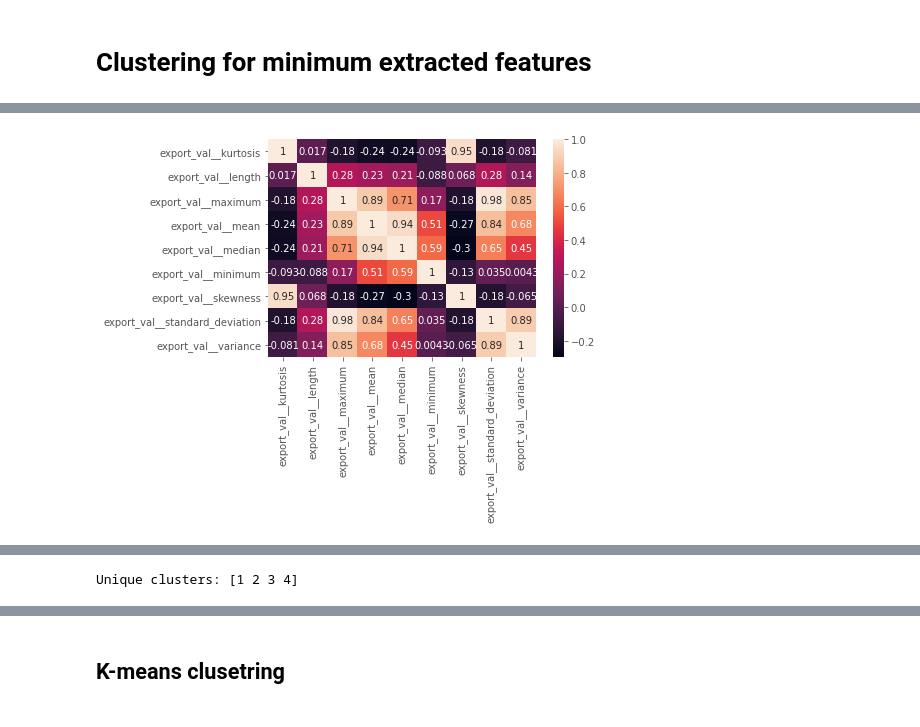
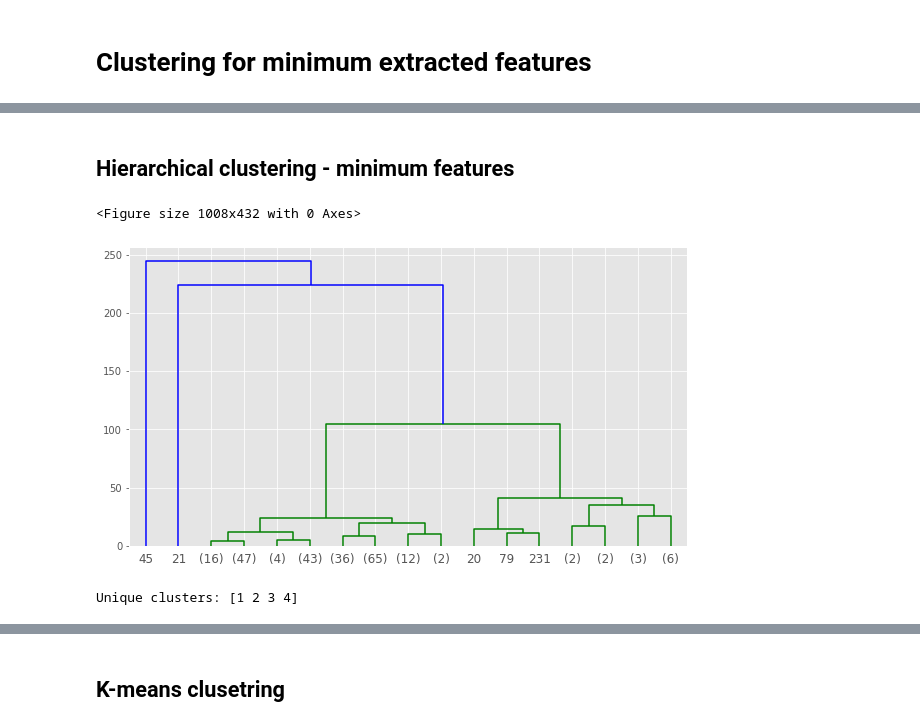
Before and after one commit to GarethWilhelm/TS-Feature-Clustering, a Jupyter notebook: notebooks/data_prep.ipynb, the cells around one changed output, grey strips where cells are left out. Saved outputs shown, nothing was run; the diff lists cells and outputs as text; code cells hidden in the pictures.

```diff
--- a/notebooks/data_prep.ipynb
+++ b/notebooks/data_prep.ipynb
@@ -256,9 +260,10 @@ List of csv files contentated into one dataframe
 # %%
 random.seed(20)
-random_country = sample(list(agg_country.columns), 5)
-agg_south_africa = pd.pivot_table(trade_dframe[trade_dframe.country==random_country], index='year', columns='product_name', values='export_val', aggfunc=np.mean)
+c = str(sample(list(trade_dframe['country'].unique()), 1)[0])
+agg_south_africa = pd.pivot_table(trade_dframe[trade_dframe.country=='South Africa'], index='year', columns='product_name', values='export_val', aggfunc=np.mean)
 agg_south_africa.fillna(0,inplace=True)
 underscore_header_names(agg_south_africa)
-agg_south_africa.plot(subplots=True,figsize=(10, 12),title="Exports for South Africa in trade basket",sharey=False)
+agg_south_africa.plot(subplots=True,figsize=(10, 12),title=f"Exports for {c} in trade basket",sharey=False)
+plt.savefig(f"{PATH}/images/raw_south_africa")
 plt.show()
 # %% [output]
@@ -479,11 +486,11 @@ remove_null_values(yarn_fiber)
 
 clf = AgglomerativeClustering(n_clusters=None, distance_threshold = 0).fit(yarn_fiber.T.values)
 
-plt.figure(figsize = (14,6))
-plt.title('Hierarchical Clustering Dendrogram')
 # plot the top five levels of the dendrogram
-
-linkage_matrix = plot_dendrogram(clf, p=5, color_threshold = 110,truncate_mode='level')
+plt.figure(figsize = (10,5.5))
+plt.title=('Raw data hierarchical Clustering Dendrogram')
+linkage_matrix = plot_dendrogram(clf, "raw_data",p=5, color_threshold = 110,truncate_mode='level')
+plt.savefig("raw_data_hierarchical")
 plt.show()
 # extract clusters from dendogram
 clusters = fcluster(linkage_matrix, 100, criterion='distance')
@@ -505,8 +512,8 @@ for c in clusters:
   else:
     n = range(n_samples)
   cluster = yarn_fiber_clustered.loc[c].T
-  plt.plot(cluster.iloc[:, n])
-  plt.title(f"cluster {c}")
+  cluster.iloc[:, n].plot(subplots=False,figsize = (10,5.5),title=f"cluster_{c}")
   plt.legend(countries)
+  plt.savefig(f"{PATH}/images/raw_data_cluster{c}")
   plt.show()
 # %% [output]
@@ -660,70 +705,43 @@ def extract_product_features(df,fc_parameter,destination):
+# %% [markdown]
+## Hierarchical clustering - minimum features
 # %%
-path_to_min_features = f'{PATH}/min_feats_ts'
-path_to_parameter_eff_features = f'{PATH}/efficient_parameters'
-path_to_parameter_comp_features = f'{PATH}/comprehensive_parameters'
-min_feats = os.listdir(path_to_min_features)
-yarn_fiber_min_feats = pd.read_csv(f'{path_to_min_features}/{min_feats[0]}',index_col='id')
-remove_null_values(yarn_fiber_min_feats)
-
-# Exclude highly correlated features
-exclude = [
-          #  'export_val__kurtosis',
-          #  'export_val__variance',
-           'export_val__sum_values',
-          #  'export_val__standard_deviation',
-          #  'export_val__median',
-          #  'export_val__maximum'
-           ]
-min_feats_yarn = yarn_fiber_min_feats[
-                                      yarn_fiber_min_feats.columns[
-                                                                   ~yarn_fiber_min_feats.columns.isin(exclude)
-                                                                   ]
-                                      ]
-sns.heatmap(min_feats_yarn.corr(),annot=True)
-
-min_feats_yarn = min_feats_yarn.div(min_feats_yarn.mean(axis=0),axis=1)
-
-product_by_countries = min_feats_yarn[min_feats_yarn.index.isin(random_countries)]
-product_by_countries.plot(title="Yarn fiber features for randomly picked countries")
-plt.xticks(rotation=70)
-plt.ylabel("Export value")
-# plt.legend(random_countries)
-plt.show()
 feats_clf = AgglomerativeClustering(n_clusters=None, distance_threshold = 0).fit(min_feats_yarn.values)
 
 plt.figure(figsize = (14,6))
-plt.title('Hierarchical Clustering Dendrogram')
 # plot the top five levels of the dendrogram
-linkage_matrix = plot_dendrogram(feats_clf, p=5,color_threshold = 110,truncate_mode='level')
+linkage_matrix = plot_dendrogram(feats_clf,"min_feats_raw", p=5,color_threshold = 110,truncate_mode='level')
 plt.show()
 
 # extract clusters from dendogram
 clusters = fcluster(linkage_matrix, 100, criterion='distance')
 # create a lookup table for series in a given cluster
 yarn_fiber_clusters = min_feats_yarn .reset_index()
 yarn_fiber_clusters["cluster"] = clusters
 clusts = yarn_fiber_clusters['cluster'].unique()
 print(f'Unique clusters: {clusts}')
 yarn_fiber_clusters.rename(columns={'id':'country'},inplace=True)
 yarn_fiber_clustered = yarn_fiber_clusters.set_index("cluster country".split())\
 .sort_index()
 
 
 # cluster analysis
 feats_clusters = yarn_fiber_clusters.cluster.unique()
 for c in feats_clusters:
   countries= yarn_fiber_clustered.loc[c].index.get_level_values(0).unique()
   # random.seed(1)
   n_samples = yarn_fiber_clustered.loc[c].shape[0]
   if n_samples > 10:
     n = random.sample(range(n_samples),10)
   else:
     n = range(n_samples)
   cluster = yarn_fiber_clustered.loc[c].T
-  plt.plot(cluster.iloc[:, n])
+  cluster.iloc[:, n].plot(subplots=True,figsize=(10,5.5),
+                          title=f"Countries in cluster_{c}_min_feats")
   plt.xticks(rotation=70)
-  plt.title(f"cluster {c}")
   plt.legend(countries)
+  plt.savefig(f"cluster_{c}_min_feats")
   plt.show()
 # %% [output]
+<Figure size 1008x432 with 0 Axes>
-[figure, old version]
+[figure, new version]
+Unique clusters: [1 2 3 4]
@@ -732 +749,0 @@ for c in feats_clusters:
-Unique clusters: [1 2 3 4]
```
Also changed, not shown: parts of 27 cells of this notebook.
